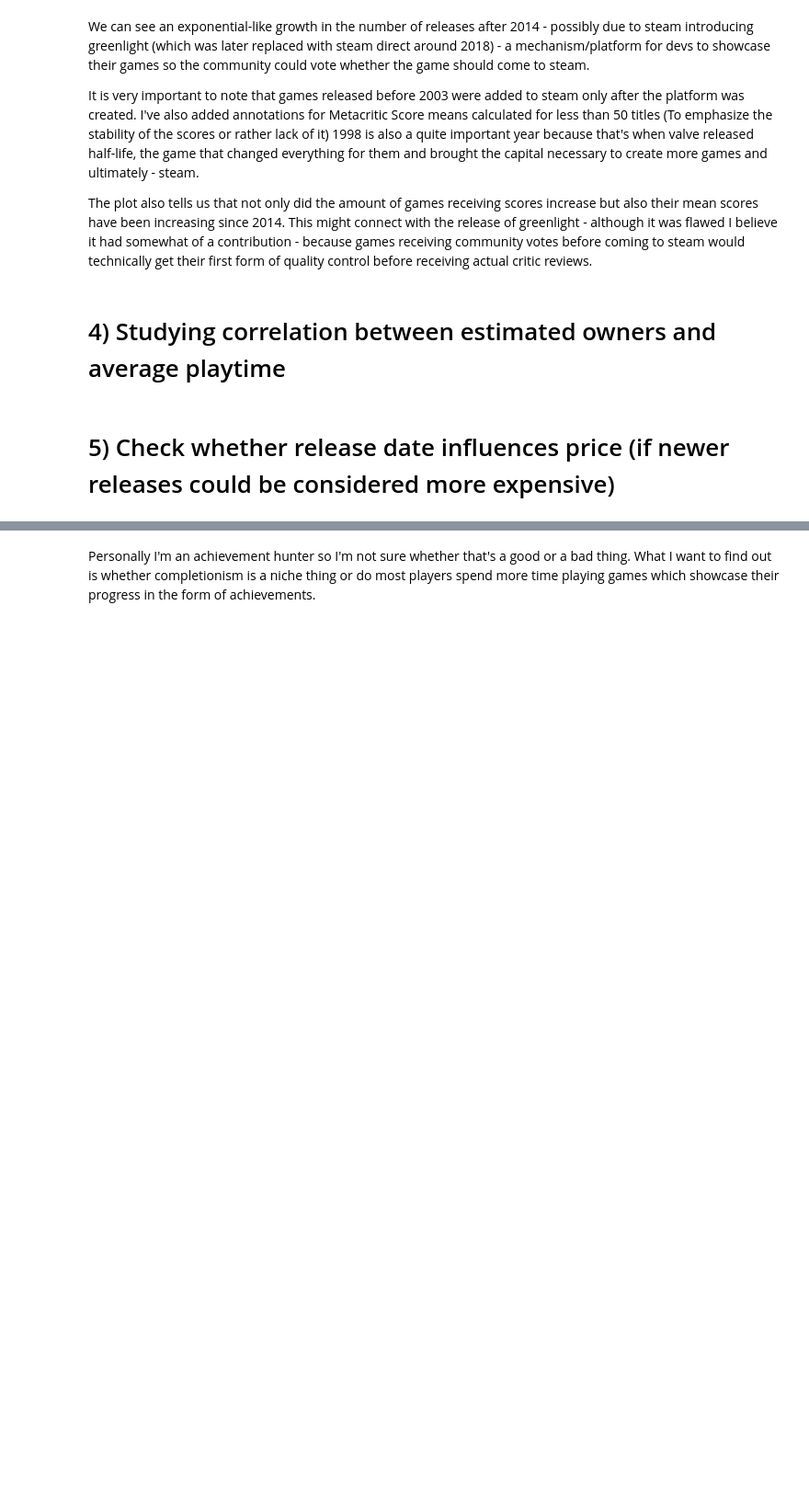
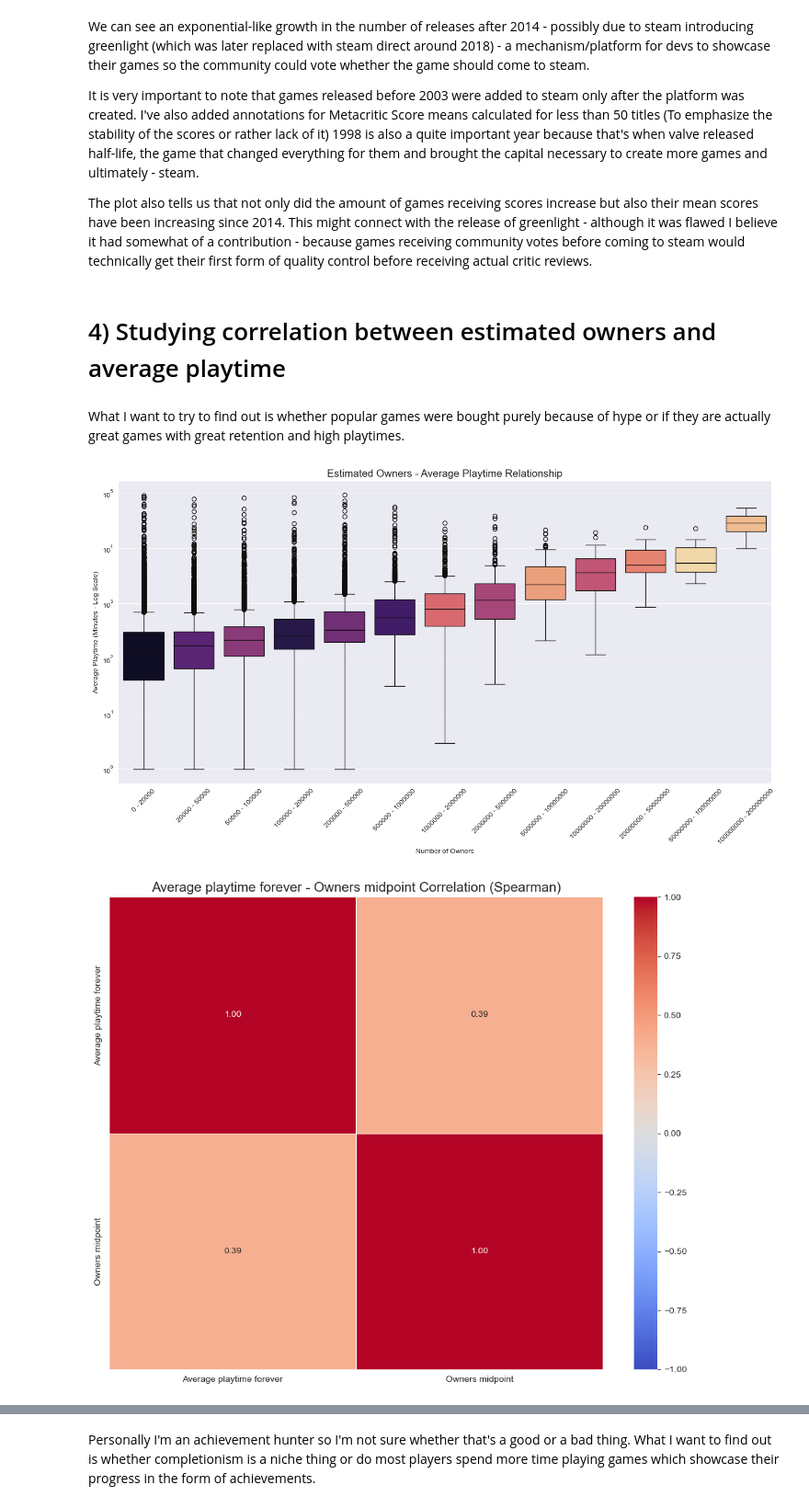
Before and after one commit to Drag0neUsz/EDA1_Steam_Games, a Jupyter notebook: EDA0.ipynb, the cells around one changed output, grey strips where cells are left out. Shown at 92% size. Drawn from its saved outputs; the diff is of its cells as text; code cells hidden in the pictures; blank space fills up the shorter version.

```diff
--- a/EDA0.ipynb
+++ b/EDA0.ipynb
@@ -315,5 +322,55 @@ It is very important to note that games released before 2003 were added to steam
 The plot also tells us that not only did the amount of games receiving scores increase but also their mean scores have been increasing since 2014. This might connect with the release of greenlight - although it was flawed I believe it had somewhat of a contribution - because games receiving community votes before coming to steam would technically get their first form of quality control before receiving actual critic reviews.
 # %% [markdown]
 # 4) Studying correlation between estimated owners and average playtime
-# %% [markdown]
-# 5) Check whether release date influences price (if newer releases could be considered more expensive)
+# %% [markdown]
+What I want to try to find out is whether popular games were bought purely because of hype or if they are actually great games with great retention and high playtimes.
+# %%
+df_playtime = df[(df['Average playtime forever'] > 0) &
+                   (df['Average playtime forever'] < 100000)].copy()
+
+split_data = df_playtime['Estimated owners'].str.split(' - ', expand=True).astype(float)
+df_playtime['Owners midpoint'] = split_data.mean(axis=1)
+
+owner_order = sorted(df_playtime['Estimated owners'].unique(),
+                     key=lambda x: int(x.split(' - ')[0].strip()))
+
+plt.figure(figsize=(14, 8))
+sns.boxplot(data=df_playtime, x='Estimated owners', y='Average playtime forever',
+            order=owner_order, palette='magma', hue='Estimated owners')
+
+plt.yscale('log')
+plt.xticks(rotation=45)
+
+plt.title('Estimated Owners - Average Playtime Relationship', fontsize=15)
+plt.xlabel('Number of Owners')
+plt.ylabel('Average Playtime (Minutes - Log Scale)')
+
+plt.tight_layout()
+
+correlation_matrix = df_playtime[['Average playtime forever', 'Owners midpoint']].corr(method='spearman')
+
+plt.figure(figsize=(10, 8))
+sns.heatmap(correlation_matrix, annot=True, cmap='coolwarm', fmt=".2f", linewidths=0.5, vmin=-1, vmax=1)
+
+plt.title('Average playtime forever - Owners midpoint Correlation (Spearman)', fontsize=15)
+plt.tight_layout()
+plt.show()
+
+
+
+cols = ['Name', 'Estimated owners', 'Average playtime forever']
+
+print(df_playtime[df_playtime['Estimated owners'] == '100000000 - 200000000']
+      .sort_values(by='Average playtime forever', ascending=False)[cols]
+      .head())
+
+print(df_playtime[df_playtime['Estimated owners'] == '50000000 - 100000000']
+      .sort_values(by='Average playtime forever', ascending=False)[cols]
+      .head())
+
+print(df_playtime[df_playtime['Estimated owners'] == '0 - 20000']
+      .sort_values(by='Average playtime forever', ascending=False)[cols]
+      .head())
+# %% [output]
+[figure, added]
+[figure, added]
```
Also changed, not shown: parts of 12 cells of this notebook.
